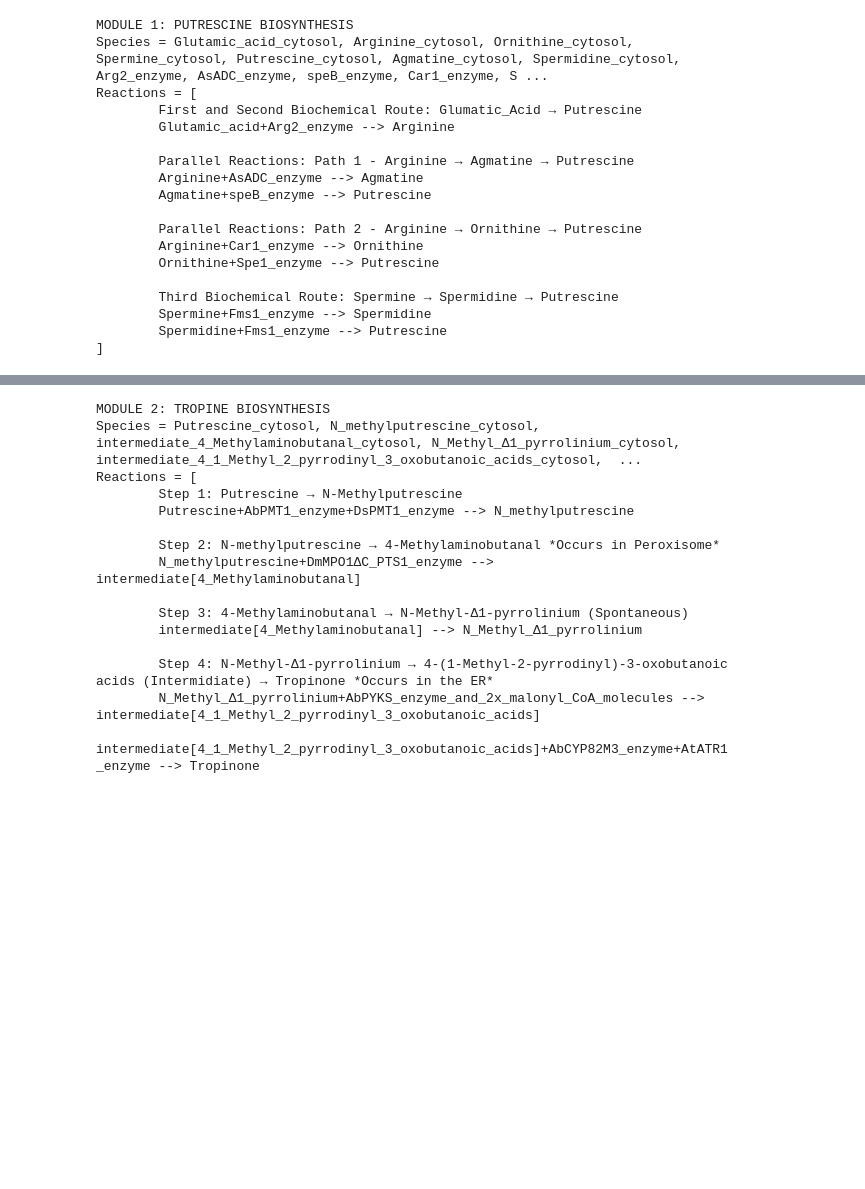
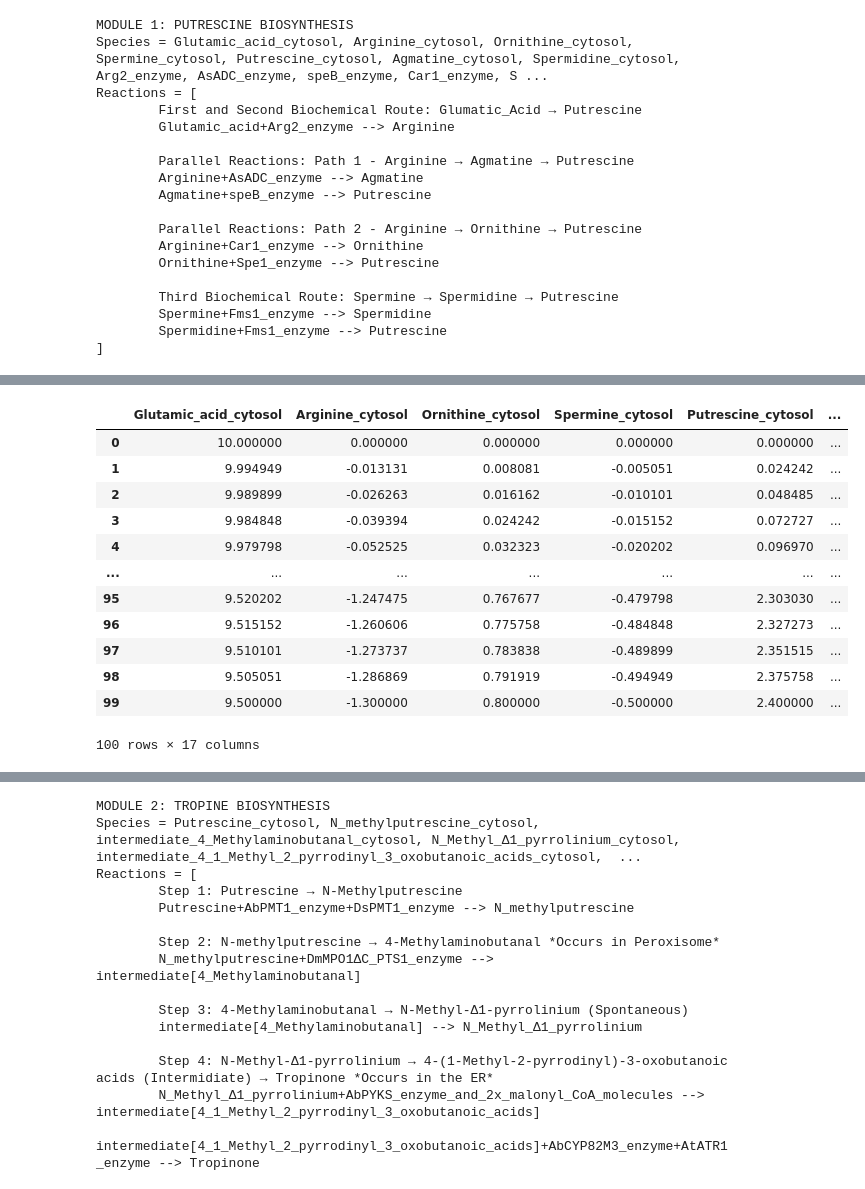
Before and after one commit to Adriana0025/CORE_BIO25, a Jupyter notebook: Adriana Module 1 and 2 Notebook.ipynb, the cells around one changed output, grey strips where cells are left out. Cells and saved outputs as stored; diff of their text form; code cells hidden in the pictures; blank space fills up the shorter version.

```diff
--- a/Adriana Module 1 and 2 Notebook.ipynb
+++ b/Adriana Module 1 and 2 Notebook.ipynb
@@ -177,0 +230,16 @@ Reactions = [
+# %%
+R
+# %% [output]
+|  | Glutamic_acid_cytosol | Arginine_cytosol | Ornithine_cytosol | Spermine_cytosol | Putrescine_cytosol | ... |
+| 0 | 10.000000 | 0.000000 | 0.000000 | 0.000000 | 0.000000 | ... |
+| 1 | 9.994949 | -0.013131 | 0.008081 | -0.005051 | 0.024242 | ... |
+| 2 | 9.989899 | -0.026263 | 0.016162 | -0.010101 | 0.048485 | ... |
+| 3 | 9.984848 | -0.039394 | 0.024242 | -0.015152 | 0.072727 | ... |
+| 4 | 9.979798 | -0.052525 | 0.032323 | -0.020202 | 0.096970 | ... |
+| ... | ... | ... | ... | ... | ... | ... |
+| 95 | 9.520202 | -1.247475 | 0.767677 | -0.479798 | 2.303030 | ... |
+| 96 | 9.515152 | -1.260606 | 0.775758 | -0.484848 | 2.327273 | ... |
+| 97 | 9.510101 | -1.273737 | 0.783838 | -0.489899 | 2.351515 | ... |
+| 98 | 9.505051 | -1.286869 | 0.791919 | -0.494949 | 2.375758 | ... |
+| 99 | 9.500000 | -1.300000 | 0.800000 | -0.500000 | 2.400000 | ... |
+100 rows × 17 columns
```
Also changed, not shown: parts of 4 cells of this notebook, 5 other files.
